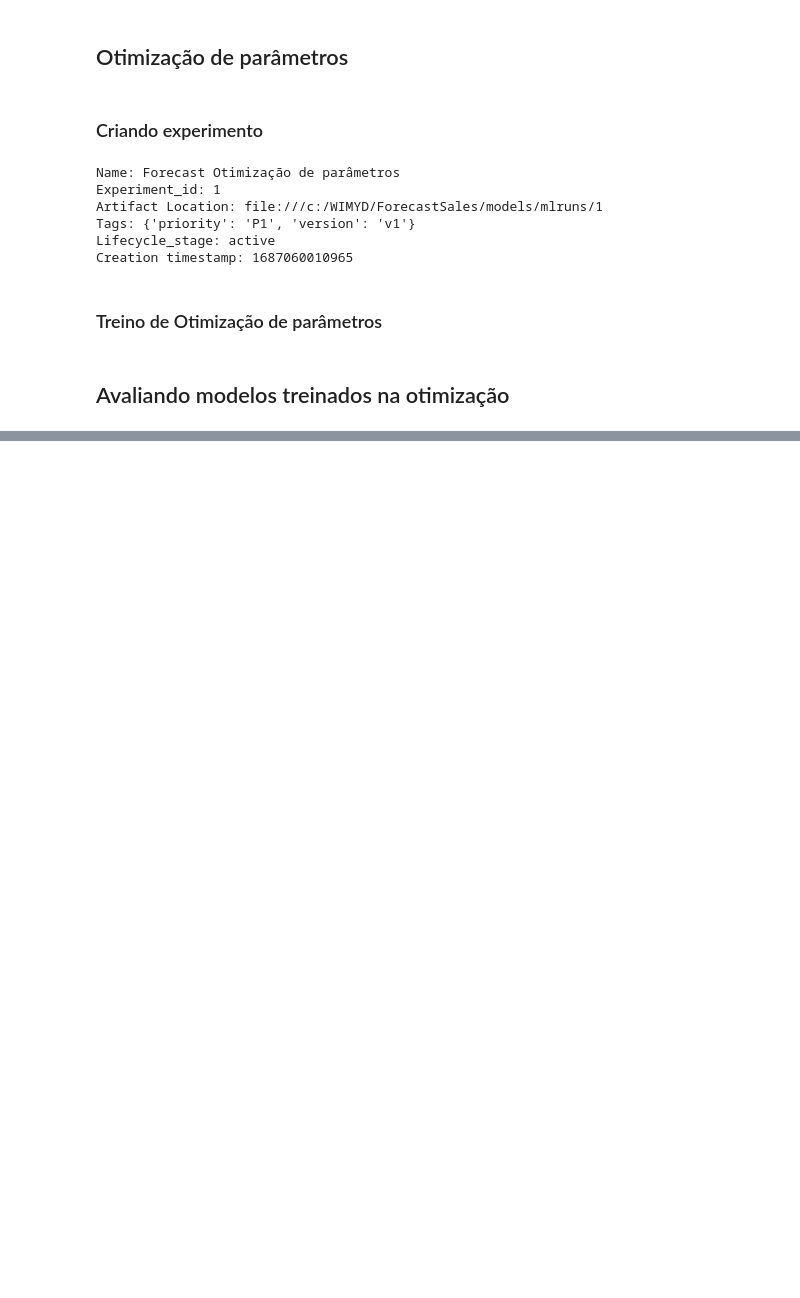
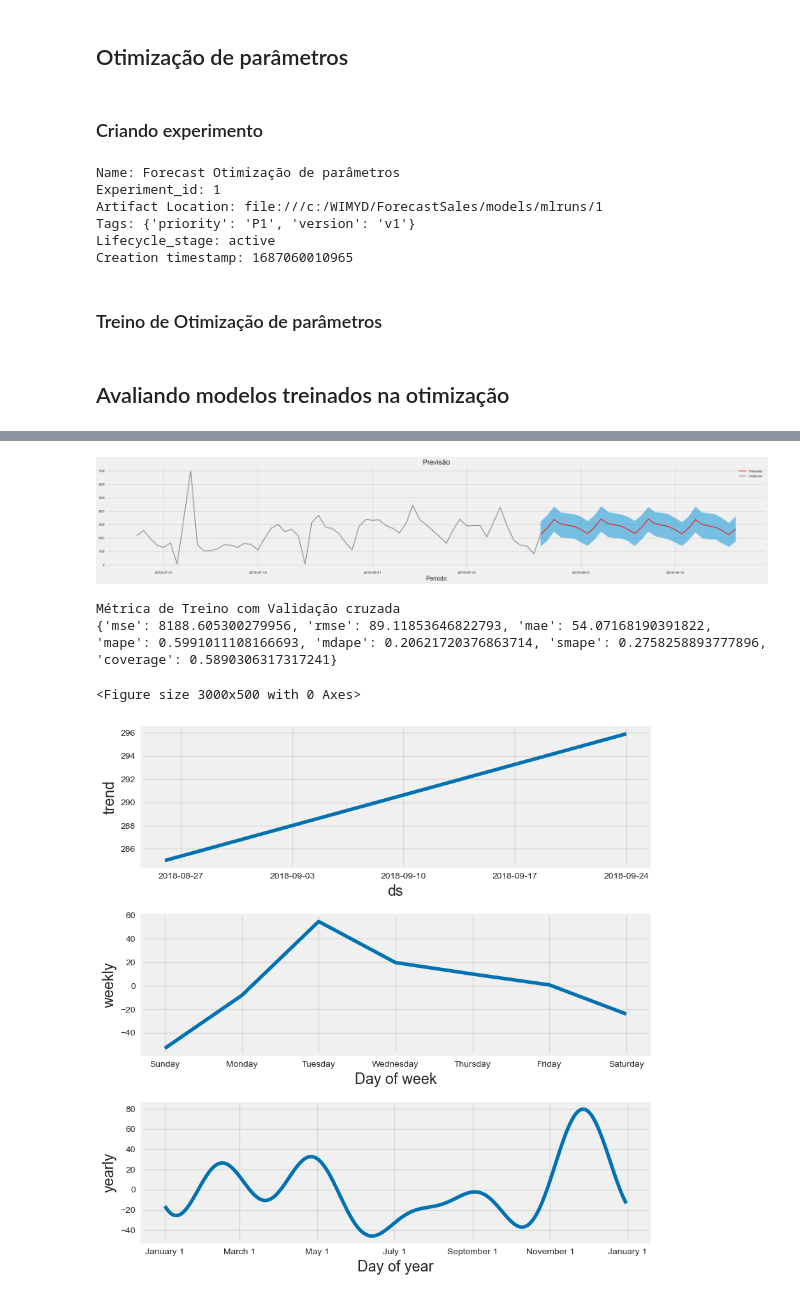
Before and after one commit to Padawanh/ForecastSales, a Jupyter notebook: notebooks/Forecast_de_Vendas_MLFlow.ipynb, the cells around one changed output, grey strips where cells are left out. Drawn from its saved outputs; the diff is of its cells as text; code cells hidden in the pictures; blank space fills up the shorter version.

```diff
--- a/notebooks/Forecast_de_Vendas_MLFlow.ipynb
+++ b/notebooks/Forecast_de_Vendas_MLFlow.ipynb
@@ -803,0 +895,51 @@ predict.set_index('ds').plot()
+# %%
+
+train_prophet_prod = orders_daily['Qt_Pedidos'].reset_index()
+train_prophet_prod.columns = ['ds', 'y']
+# %%
+
+prophet_model = Prophet(seasonality_mode='additive',
+            weekly_seasonality = True,
+            daily_seasonality=False,
+            changepoint_range=1,   #Define o intervalo dos dados de treinamento que serão utilizados
+                                               #para rastrear pontos de mudança
+            changepoint_prior_scale = 0.01,
+            yearly_seasonality = 5,
+            seasonality_prior_scale=0.1
+            )
+#Direcionando para ele  salvar os dados na pasta Models
+# mlflow.set_tracking_uri('http://127.0.0.1:5000')
+
+
+# with mlflow.start_run(run_name="prod_02",experiment_id="1",) as run:
+with mlflow.start_run(run_name="prod_02",experiment_id="0",) as run:
+    prophet_model.fit(train_prophet_prod)
+
+    mlflow.log_params(extract_params(prophet_model))
+    cv_results = cross_validation( prophet_model, initial = '56 days', period = '14 days', horizon = '14 days' )
+
+    # Calculate metrics from cv_results, then average each metric across all backtesting windows and log to mlflow
+    cv_metrics = ["mse", "rmse","mae","mape", "mdape","smape","coverage"]
+    metrics_results = performance_metrics(cv_results, metrics=cv_metrics)
+    average_metrics = metrics_results.loc[:, cv_metrics].mean(axis=0).to_dict()
+    mlflow.log_metrics(average_metrics)
+    model_info = mlflow.prophet.log_model(prophet_model, "prophet-model",conda_env=condaEnv)
+    future = prophet_model.make_future_dataframe(periods=30,
+                                 #freq='D',
+                                 include_history=False)
+    predictions = prophet_model.predict(future)
+
+    figPath =Path(Path.cwd()).parent.joinpath("images\Components.png")
+    ForecastPlotProphet(df_train=train_prophet_prod,df_predict_raw=predictions,HistorySlice=int(len(train_prophet_prod)*0.90),title="Previsão")
+    print("Métrica de Treino com Validação cruzada")
+    print(average_metrics)
+    plt.figure()
+    fig = prophet_model.plot_components(predictions)
+    fig.savefig(figPath, dpi=150)
+    mlflow.log_artifact(figPath)
+    mlflow.end_run()
+
+# Load saved model
+# prophet_model_saved = mlflow.pyfunc.load_model(model_info.model_uri)
+# predictions = prophet_model_saved.predict(future)
+# %% [output]
@@ -803,0 +948,5 @@ predict.set_index('ds').plot()
+[figure, added]
+Métrica de Treino com Validação cruzada
+{'mse': 8188.605300279956, 'rmse': 89.11853646822793, 'mae': 54.07168190391822, 'mape': 0.5991011108166693, 'mdape': 0.20621720376863714, 'smape': 0.2758258893777896, 'coverage': 0.5890306317317241}
+<Figure size 3000x500 with 0 Axes>
+[figure, added]
```
Also changed, not shown: parts of 19 cells of this notebook, 1 other file.
